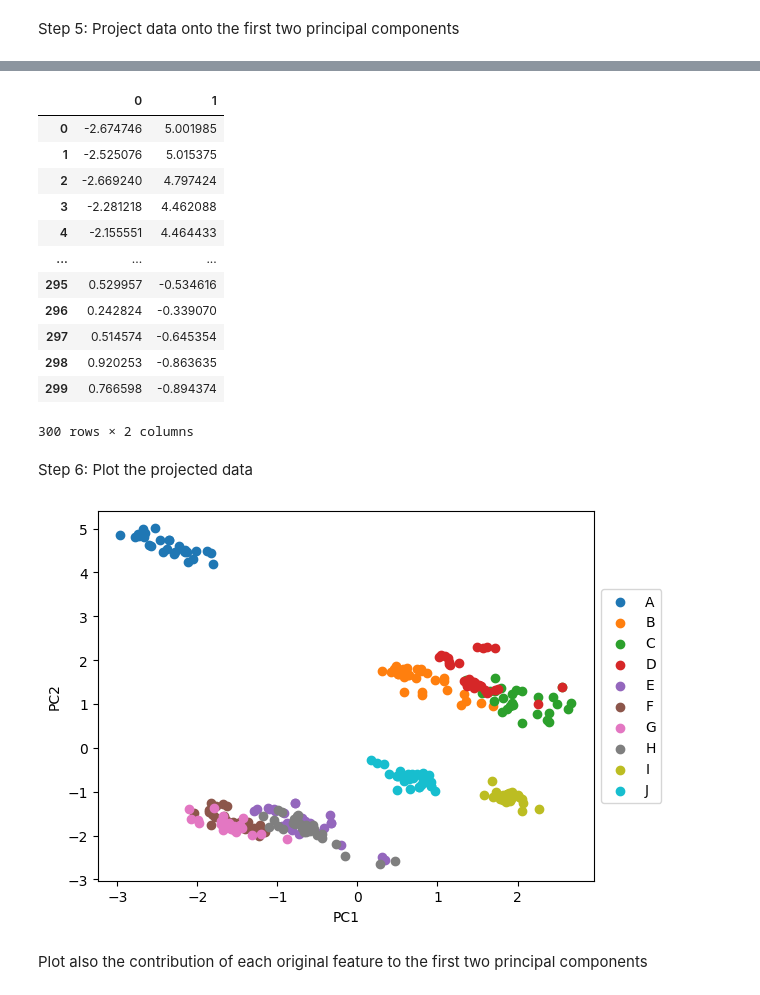
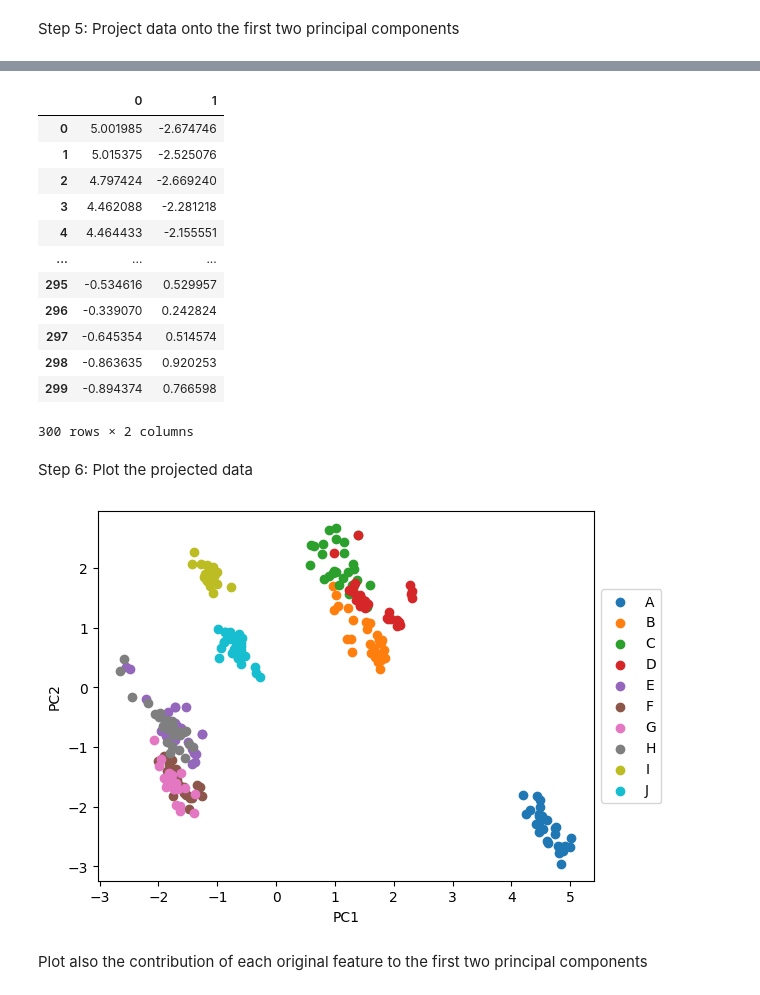
Before and after one commit to pauldubois98/RefresherMaths2023, a Jupyter notebook: ExercisesSet5/NotebookPCA.ipynb, the cells around one changed output, grey strips where cells are left out. Drawn from its saved outputs; the diff is of its cells as text; code cells hidden in the pictures.

```diff
--- a/ExercisesSet5/NotebookPCA.ipynb
+++ b/ExercisesSet5/NotebookPCA.ipynb
@@ -94,12 +94,12 @@ plt.show()
 # %% [markdown]
 Step 4: Compute eigenvectors & sort them
 # %%
-eigenvalues, eig_vectors = np.linalg.eig(C)
-idx = eigenvalues.argsort()[::-1]
-eigenvalues = eigenvalues[idx]
-eig_vectors = eig_vectors[:, idx]
+eigen_values, eigen_vectors = np.linalg.eig(C)
+idx = eigen_values.argsort()[::-1]
+eigen_values = eigen_values[idx]
+eigen_vectors = eigen_vectors[:, idx]
 # top 2 components
-eig_vectors[:, 0].round(3), eig_vectors[:, 1].round(3)
+eigen_vectors[:, 0].round(3), eigen_vectors[:, 1].round(3)
 # %% [output]
 (array([ 0.065,  0.379,  0.447,  0.472,  0.436, -0.425,  0.244]),
  array([ 0.628,  0.27 , -0.234,  0.111, -0.202, -0.32 , -0.567]))
@@ -128,21 +108,21 @@ array([[-4.18569035e-01, -4.46449902e-01],
 # %%
-X_pca = (eig_vectors[:,:2][:,::-1].T @ X.T).T
+X_pca = (eigen_vectors[:,:2].T @ X.T).T
 # or
-X_pca = X @ eig_vectors[:,:2][:,::-1]
+X_pca = X @ eigen_vectors[:,:2]
 X_pca
 # %% [output]
 |  | 0 | 1 |
-| 0 | -2.674746 | 5.001985 |
-| 1 | -2.525076 | 5.015375 |
-| 2 | -2.669240 | 4.797424 |
-| 3 | -2.281218 | 4.462088 |
-| 4 | -2.155551 | 4.464433 |
+| 0 | 5.001985 | -2.674746 |
+| 1 | 5.015375 | -2.525076 |
+| 2 | 4.797424 | -2.669240 |
+| 3 | 4.462088 | -2.281218 |
+| 4 | 4.464433 | -2.155551 |
 | ... | ... | ... |
-| 295 | 0.529957 | -0.534616 |
-| 296 | 0.242824 | -0.339070 |
-| 297 | 0.514574 | -0.645354 |
-| 298 | 0.920253 | -0.863635 |
-| 299 | 0.766598 | -0.894374 |
+| 295 | -0.534616 | 0.529957 |
+| 296 | -0.339070 | 0.242824 |
+| 297 | -0.645354 | 0.514574 |
+| 298 | -0.863635 | 0.920253 |
+| 299 | -0.894374 | 0.766598 |
 300 rows × 2 columns
 # %% [markdown]
 Step 6: Plot the projected data
@@ -155,7 +135,7 @@ plt.xlabel('PC1')
 plt.ylabel('PC2')
 plt.show()
 # %% [output]
-[figure, old version]
+[figure, new version]
 # %% [markdown]
 Plot also the contribution of each original feature to the first two principal components
 # %%
```
Also changed, not shown: parts of 8 cells of this notebook.
